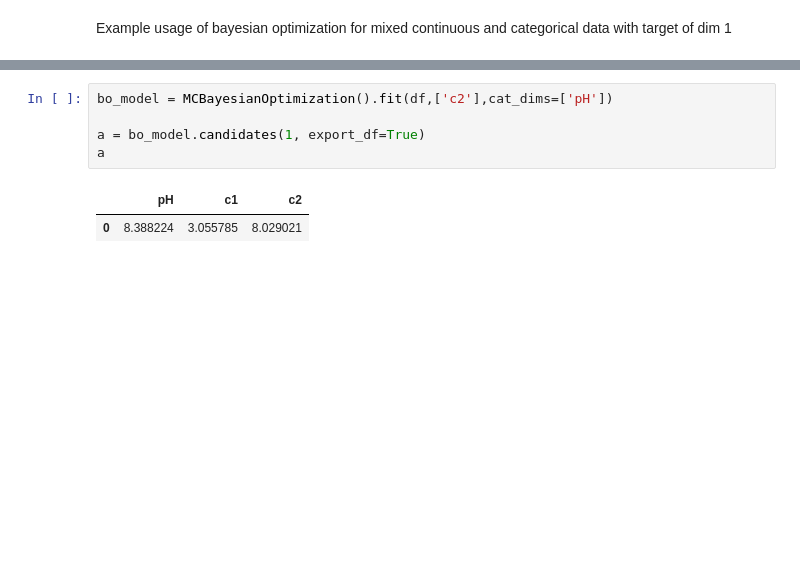
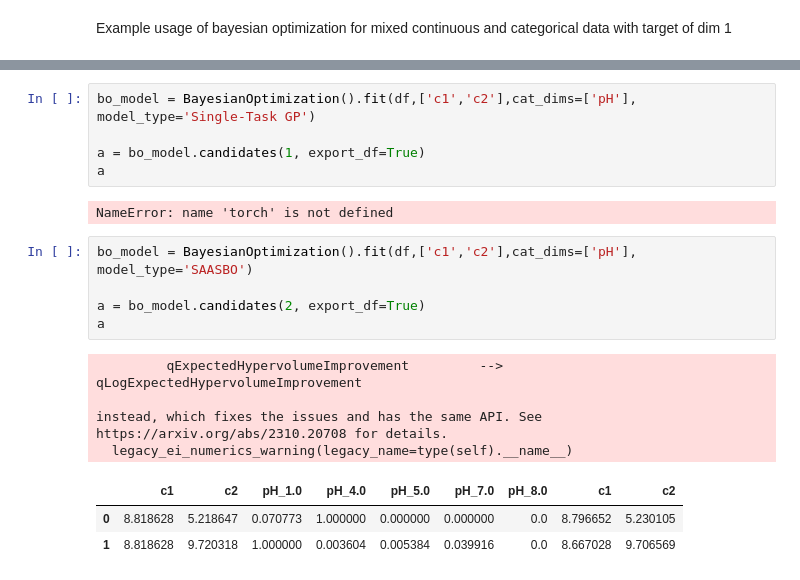
Before and after one commit to DaniNiamut/ict-f0ntys-internship, a Jupyter notebook: example_use_bayes_opt.ipynb, the cells around one changed output, grey strips where cells are left out. Drawn from its saved outputs; the diff is of its cells as text; blank space fills up the shorter version.

```diff
--- a/example_use_bayes_opt.ipynb
+++ b/example_use_bayes_opt.ipynb
@@ -52,8 +66,20 @@ df_cat
 # %%
-bo_model = MCBayesianOptimization().fit(df,['c2'],cat_dims=['pH'])
+bo_model = BayesianOptimization().fit(df,['c1','c2'],cat_dims=['pH'], model_type='Single-Task GP')
 
 a = bo_model.candidates(1, export_df=True)
 a
 # %% [output]
-|  | pH | c1 | c2 |
-| 0 | 8.388224 | 3.055785 | 8.029021 |
+NameError: name 'torch' is not defined
+# %%
+bo_model = BayesianOptimization().fit(df,['c1','c2'],cat_dims=['pH'], model_type='SAASBO')
+
+a = bo_model.candidates(2, export_df=True)
+a
+# %% [output]
+         qExpectedHypervolumeImprovement         -->     qLogExpectedHypervolumeImprovement
+
+instead, which fixes the issues and has the same API. See https://arxiv.org/abs/2310.20708 for details.
+  legacy_ei_numerics_warning(legacy_name=type(self).__name__)
+|  | c1 | c2 | pH_1.0 | pH_4.0 | pH_5.0 | pH_7.0 | pH_8.0 | c1 | c2 |
+| 0 | 8.818628 | 5.218647 | 0.070773 | 1.000000 | 0.000000 | 0.000000 | 0.0 | 8.796652 | 5.230105 |
+| 1 | 8.818628 | 9.720318 | 1.000000 | 0.003604 | 0.005384 | 0.039916 | 0.0 | 8.667028 | 9.706569 |
```
Also changed, not shown: parts of 6 cells of this notebook, 10 other files.
